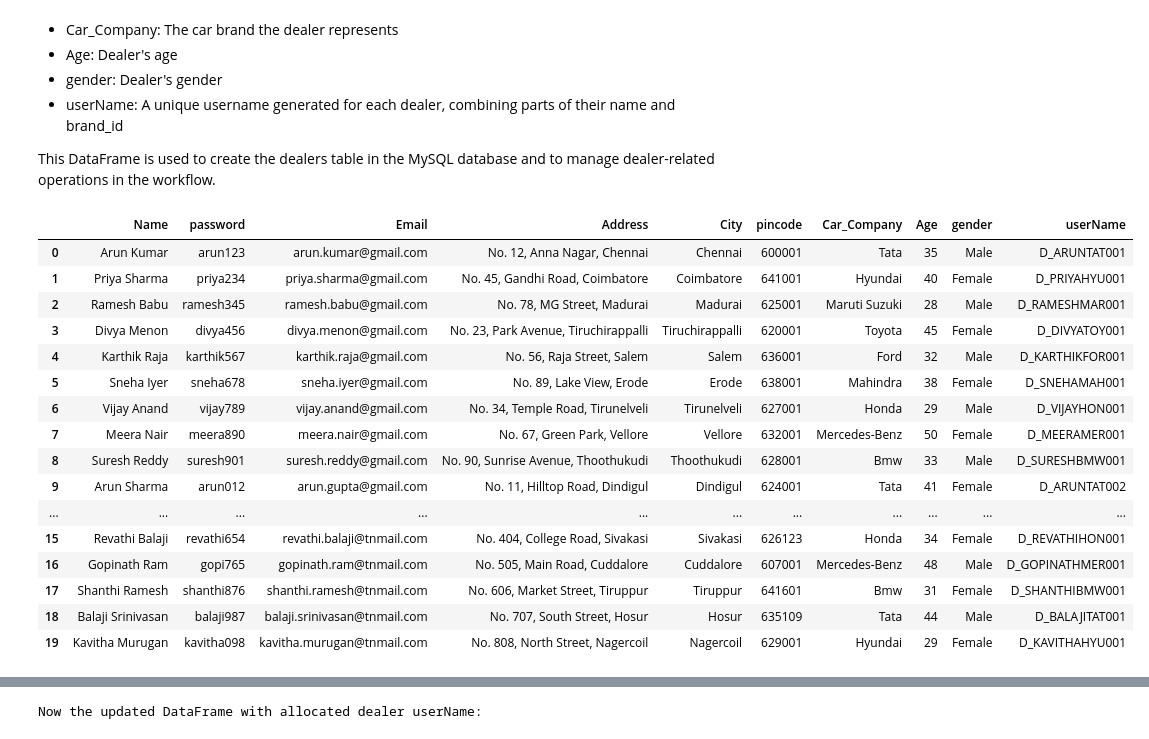
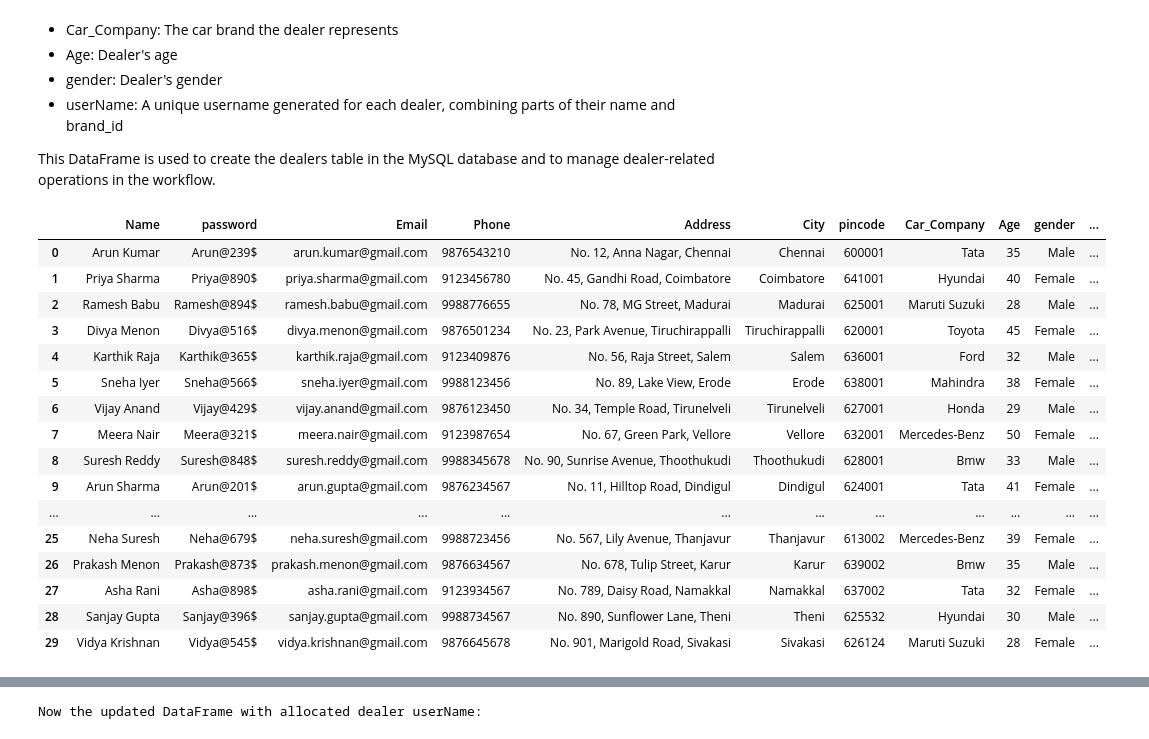
Before and after one commit to Hyperstrom/Velocity-Vehicles_DB, a Jupyter notebook: MakeDBSchema.ipynb, the cells around one changed output, grey strips where cells are left out. Saved outputs shown, nothing was run; the diff lists cells and outputs as text; code cells hidden in the pictures.

```diff
--- a/MakeDBSchema.ipynb
+++ b/MakeDBSchema.ipynb
@@ -322,6 +322,9 @@ The `dealers_df` DataFrame contains information about car dealers, including the
 
 This DataFrame is used to create the dealers table in the MySQL database and to manage dealer-related operations in the workflow.
 # %%
+import random
+import string
+
 def generate_dealer_usernames(df):
     """
     Generate unique dealer usernames such that if two dealers have the same alphabetic part (e.g., D_ARUNTAT),
@@ -338,25 +341,36 @@ def generate_dealer_usernames(df):
     usernames = []
     for base in base_usernames:
         count = username_counts.get(base, 0)
-        # Odd numbers: 001, 003, 005, ...
+        # Odd numbers: 001, 002, 003, ...
         num = 1 + count
         usernames.append(f"{base}{str(num).zfill(3)}")
         username_counts[base] = count + 1
     return usernames
+
 # Create a DataFrame for dealers with realistic details
+def generate_password(name):
+    """Generate password as name + '@' + 3 random digits + '$'."""
+    name = name.split()[0]
+    digits = ''.join(random.choices(string.digits, k=3))
+    return f"{name.replace(' ', '')}@{digits}$"
+
 dealers_data = {
     'Name': [
         'Arun Kumar', 'Priya Sharma', 'Ramesh Babu', 'Divya Menon', 'Karthik Raja', 'Sneha Iyer',
         'Vijay Anand', 'Meera Nair', 'Suresh Reddy', 'Arun Sharma', 'Rajesh Khanna', 'Pooja Patel',
         'Senthil Kumar', 'Lakshmi Narayanan', 'Sivakumar Subramanian', 'Revathi Balaji', 'Gopinath Ram',
-        'Shanthi Ramesh', 'Balaji Srinivasan', 'Kavitha Murugan'
+        'Shanthi Ramesh', 'Balaji Srinivasan', 'Kavitha Murugan', 'Deepak Joshi', 'Anjali Verma',
+        'Manoj Pillai', 'Ritu Agarwal', 'Harish Kumar', 'Neha Suresh', 'Prakash Menon', 'Asha Rani',
+        'Sanjay Gupta', 'Vidya Krishnan'
     ],
-    'password': [
-        'arun123', 'priya234', 'ramesh345', 'divya456', 'karthik567', 'sneha678',
-        'vijay789', 'meera890', 'suresh901', 'arun012', 'rajesh112', 'pooja212',
-        'senthil321', 'lakshmi432', 'siva543', 'revathi654', 'gopi765',
-        'shanthi876', 'balaji987', 'kavitha098'
-    ],
+    'password': [generate_password(name) for name in [
+        'Arun Kumar', 'Priya Sharma', 'Ramesh Babu', 'Divya Menon', 'Karthik Raja', 'Sneha Iyer',
+        'Vijay Anand', 'Meera Nair', 'Suresh Reddy', 'Arun Sharma', 'Rajesh Khanna', 'Pooja Patel',
+        'Senthil Kumar', 'Lakshmi Narayanan', 'Sivakumar Subramanian', 'Revathi Balaji', 'Gopinath Ram',
+        'Shanthi Ramesh', 'Balaji Srinivasan', 'Kavitha Murugan', 'Deepak Joshi', 'Anjali Verma',
+        'Manoj Pillai', 'Ritu Agarwal', 'Harish Kumar', 'Neha Suresh', 'Prakash Menon', 'Asha Rani',
+        'Sanjay Gupta', 'Vidya Krishnan'
+    ]],
     'Email': [
         'arun.kumar@gmail.com', 'priya.sharma@gmail.com', 'ramesh.babu@gmail.com',
         'divya.menon@gmail.com', 'karthik.raja@gmail.com', 'sneha.iyer@gmail.com',
@@ -364,7 +378,17 @@ dealers_data = {
         'arun.gupta@gmail.com', 'rajesh.khanna@gmail.com', 'pooja.patel@gmail.com',
         'senthil.kumar@tnmail.com', 'lakshmi.narayanan@tnmail.com', 'sivakumar.subramanian@tnmail.com',
         'revathi.balaji@tnmail.com', 'gopinath.ram@tnmail.com', 'shanthi.ramesh@tnmail.com',
-        'balaji.srinivasan@tnmail.com', 'kavitha.murugan@tnmail.com'
+        'balaji.srinivasan@tnmail.com', 'kavitha.murugan@tnmail.com', 'deepak.joshi@gmail.com',
+        'anjali.verma@gmail.com', 'manoj.pillai@gmail.com', 'ritu.agarwal@gmail.com',
+        'harish.kumar@gmail.com', 'neha.suresh@gmail.com', 'prakash.menon@gmail.com',
+        'asha.rani@gmail.com', 'sanjay.gupta@gmail.com', 'vidya.krishnan@gmail.com'
+    ],
+    'Phone': [
+        '9876543210', '9123456780', '9988776655', '9876501234', '9123409876', '9988123456',
+        '9876123450', '9123987654', '9988345678', '9876234567', '9123567890', '9988456123',
+        '9876345678', '9123678901', '9988561234', '9876456789', '9123789012', '9988672345',
+        '9876567890', '9123890123', '9876612345', '9123912345', '9988712345', '9876623456',
+        '9123923456', '9988723456', '9876634567', '9123934567', '9988734567', '9876645678'
     ],
     'Address': [
         'No. 12, Anna Nagar, Chennai', 'No. 45, Gandhi Road, Coimbatore', 'No. 78, MG Street, Madurai',
@@ -373,64 +397,72 @@ dealers_data = {
         'No. 11, Hilltop Road, Dindigul', 'No. 22, River Side, Thanjavur', 'No. 33, Ocean Drive, Kanchipuram',
         'No. 101, Gandhi Salai, Karur', 'No. 202, Mela Street, Namakkal', 'No. 303, Bazaar Road, Theni',
         'No. 404, College Road, Sivakasi', 'No. 505, Main Road, Cuddalore', 'No. 606, Market Street, Tiruppur',
-        'No. 707, South Street, Hosur', 'No. 808, North Street, Nagercoil'
+        'No. 707, South Street, Hosur', 'No. 808, North Street, Nagercoil', 'No. 909, West End, Chennai',
+        'No. 123, Lotus Colony, Madurai', 'No. 234, Rose Street, Salem', 'No. 345, Jasmine Road, Erode',
+        'No. 456, Orchid Lane, Vellore', 'No. 567, Lily Avenue, Thanjavur', 'No. 678, Tulip Street, Karur',
+        'No. 789, Daisy Road, Namakkal', 'No. 890, Sunflower Lane, Theni', 'No. 901, Marigold Road, Sivakasi'
     ],
     'City': [
         'Chennai', 'Coimbatore', 'Madurai', 'Tiruchirappalli', 'Salem', 'Erode',
         'Tirunelveli', 'Vellore', 'Thoothukudi', 'Dindigul', 'Thanjavur', 'Kanchipuram',
-        'Karur', 'Namakkal', 'Theni', 'Sivakasi', 'Cuddalore', 'Tiruppur', 'Hosur', 'Nagercoil'
+        'Karur', 'Namakkal', 'Theni', 'Sivakasi', 'Cuddalore', 'Tiruppur', 'Hosur', 'Nagercoil',
+        'Chennai', 'Madurai', 'Salem', 'Erode', 'Vellore', 'Thanjavur', 'Karur', 'Namakkal', 'Theni', 'Sivakasi'
     ],
     'pincode': [
         600001, 641001, 625001, 620001, 636001, 638001, 627001, 632001, 628001, 624001, 613001, 631501,
-        639001, 637001, 625531, 626123, 607001, 641601, 635109, 629001
+        639001, 637001, 625531, 626123, 607001, 641601, 635109, 629001, 600002, 625002, 636002, 638002,
+        632002, 613002, 639002, 637002, 625532, 626124
     ],
     'Car_Company': [
         'Tata', 'Hyundai', 'Maruti Suzuki', 'Toyota', 'Ford', 'Mahindra',
         'Honda', 'Mercedes-Benz', 'Bmw', 'Tata', 'Hyundai', 'Maruti Suzuki',
-        'Toyota', 'Ford', 'Mahindra', 'Honda', 'Mercedes-Benz', 'Bmw', 'Tata', 'Hyundai'
+        'Toyota', 'Ford', 'Mahindra', 'Honda', 'Mercedes-Benz', 'Bmw', 'Tata', 'Hyundai',
+        'Maruti Suzuki', 'Toyota', 'Ford', 'Mahindra', 'Honda', 'Mercedes-Benz', 'Bmw', 'Tata', 'Hyundai', 'Maruti Suzuki'
     ],
     'Age': [
-        35, 40, 28, 45, 32, 38, 29, 50, 33, 41, 36, 30, 39, 42, 37, 34, 48, 31, 44, 29
+        35, 40, 28, 45, 32, 38, 29, 50, 33, 41, 36, 30, 39, 42, 37, 34, 48, 31, 44, 29,
+        38, 27, 41, 36, 33, 39, 35, 32, 30, 28
     ],
     'gender': [
+        'Male', 'Female', 'Male', 'Female', 'Male', 'Female', 'Male', 'Female', 'Male', 'Female',
         'Male', 'Female', 'Male', 'Female', 'Male', 'Female', 'Male', 'Female', 'Male', 'Female',
         'Male', 'Female', 'Male', 'Female', 'Male', 'Female', 'Male', 'Female', 'Male', 'Female'
     ]
 }
 
 # Create the DataFrame
 dealers_df = pd.DataFrame(dealers_data)
 
 # Map Car_Company to brand_id using car_brands DataFrame
 brand_id_map = dict(zip(car_brands['make'], car_brands['brand_id']))
 dealers_df['brand_id'] = dealers_df['Car_Company'].map(brand_id_map)
 
 
 # Generate userName using the custom function
 dealers_df['userName'] = generate_dealer_usernames(dealers_df)
 
 
 dealers_df.drop(['brand_id'], axis=1, inplace=True)
 # Display the dealers DataFrame
 dealers_df
 # %% [output]
-|  | Name | password | Email | Address | City | pincode | Car_Company | Age | gender | userName |
-| 0 | Arun Kumar | arun123 | arun.kumar@gmail.com | No. 12, Anna Nagar, Chennai | Chennai | 600001 | Tata | 35 | Male | D_ARUNTAT001 |
-| 1 | Priya Sharma | priya234 | priya.sharma@gmail.com | No. 45, Gandhi Road, Coimbatore | Coimbatore | 641001 | Hyundai | 40 | Female | D_PRIYAHYU001 |
-| 2 | Ramesh Babu | ramesh345 | ramesh.babu@gmail.com | No. 78, MG Street, Madurai | Madurai | 625001 | Maruti Suzuki | 28 | Male | D_RAMESHMAR001 |
-| 3 | Divya Menon | divya456 | divya.menon@gmail.com | No. 23, Park Avenue, Tiruchirappalli | Tiruchirappalli | 620001 | Toyota | 45 | Female | D_DIVYATOY001 |
-| 4 | Karthik Raja | karthik567 | karthik.raja@gmail.com | No. 56, Raja Street, Salem | Salem | 636001 | Ford | 32 | Male | D_KARTHIKFOR001 |
-| 5 | Sneha Iyer | sneha678 | sneha.iyer@gmail.com | No. 89, Lake View, Erode | Erode | 638001 | Mahindra | 38 | Female | D_SNEHAMAH001 |
-| 6 | Vijay Anand | vijay789 | vijay.anand@gmail.com | No. 34, Temple Road, Tirunelveli | Tirunelveli | 627001 | Honda | 29 | Male | D_VIJAYHON001 |
-| 7 | Meera Nair | meera890 | meera.nair@gmail.com | No. 67, Green Park, Vellore | Vellore | 632001 | Mercedes-Benz | 50 | Female | D_MEERAMER001 |
-| 8 | Suresh Reddy | suresh901 | suresh.reddy@gmail.com | No. 90, Sunrise Avenue, Thoothukudi | Thoothukudi | 628001 | Bmw | 33 | Male | D_SURESHBMW001 |
-| 9 | Arun Sharma | arun012 | arun.gupta@gmail.com | No. 11, Hilltop Road, Dindigul | Dindigul | 624001 | Tata | 41 | Female | D_ARUNTAT002 |
-| ... | ... | ... | ... | ... | ... | ... | ... | ... | ... | ... |
-| 15 | Revathi Balaji | revathi654 | revathi.balaji@tnmail.com | No. 404, College Road, Sivakasi | Sivakasi | 626123 | Honda | 34 | Female | D_REVATHIHON001 |
-| 16 | Gopinath Ram | gopi765 | gopinath.ram@tnmail.com | No. 505, Main Road, Cuddalore | Cuddalore | 607001 | Mercedes-Benz | 48 | Male | D_GOPINATHMER001 |
-| 17 | Shanthi Ramesh | shanthi876 | shanthi.ramesh@tnmail.com | No. 606, Market Street, Tiruppur | Tiruppur | 641601 | Bmw | 31 | Female | D_SHANTHIBMW001 |
-| 18 | Balaji Srinivasan | balaji987 | balaji.srinivasan@tnmail.com | No. 707, South Street, Hosur | Hosur | 635109 | Tata | 44 | Male | D_BALAJITAT001 |
-| 19 | Kavitha Murugan | kavitha098 | kavitha.murugan@tnmail.com | No. 808, North Street, Nagercoil | Nagercoil | 629001 | Hyundai | 29 | Female | D_KAVITHAHYU001 |
+|  | Name | password | Email | Phone | Address | City | pincode | Car_Company | Age | gender | ... |
+| 0 | Arun Kumar | Arun@239$ | arun.kumar@gmail.com | 9876543210 | No. 12, Anna Nagar, Chennai | Chennai | 600001 | Tata | 35 | Male | ... |
+| 1 | Priya Sharma | Priya@890$ | priya.sharma@gmail.com | 9123456780 | No. 45, Gandhi Road, Coimbatore | Coimbatore | 641001 | Hyundai | 40 | Female | ... |
+| 2 | Ramesh Babu | Ramesh@894$ | ramesh.babu@gmail.com | 9988776655 | No. 78, MG Street, Madurai | Madurai | 625001 | Maruti Suzuki | 28 | Male | ... |
+| 3 | Divya Menon | Divya@516$ | divya.menon@gmail.com | 9876501234 | No. 23, Park Avenue, Tiruchirappalli | Tiruchirappalli | 620001 | Toyota | 45 | Female | ... |
+| 4 | Karthik Raja | Karthik@365$ | karthik.raja@gmail.com | 9123409876 | No. 56, Raja Street, Salem | Salem | 636001 | Ford | 32 | Male | ... |
+| 5 | Sneha Iyer | Sneha@566$ | sneha.iyer@gmail.com | 9988123456 | No. 89, Lake View, Erode | Erode | 638001 | Mahindra | 38 | Female | ... |
+| 6 | Vijay Anand | Vijay@429$ | vijay.anand@gmail.com | 9876123450 | No. 34, Temple Road, Tirunelveli | Tirunelveli | 627001 | Honda | 29 | Male | ... |
+| 7 | Meera Nair | Meera@321$ | meera.nair@gmail.com | 9123987654 | No. 67, Green Park, Vellore | Vellore | 632001 | Mercedes-Benz | 50 | Female | ... |
+| 8 | Suresh Reddy | Suresh@848$ | suresh.reddy@gmail.com | 9988345678 | No. 90, Sunrise Avenue, Thoothukudi | Thoothukudi | 628001 | Bmw | 33 | Male | ... |
+| 9 | Arun Sharma | Arun@201$ | arun.gupta@gmail.com | 9876234567 | No. 11, Hilltop Road, Dindigul | Dindigul | 624001 | Tata | 41 | Female | ... |
+| ... | ... | ... | ... | ... | ... | ... | ... | ... | ... | ... | ... |
+| 25 | Neha Suresh | Neha@679$ | neha.suresh@gmail.com | 9988723456 | No. 567, Lily Avenue, Thanjavur | Thanjavur | 613002 | Mercedes-Benz | 39 | Female | ... |
+| 26 | Prakash Menon | Prakash@873$ | prakash.menon@gmail.com | 9876634567 | No. 678, Tulip Street, Karur | Karur | 639002 | Bmw | 35 | Male | ... |
+| 27 | Asha Rani | Asha@898$ | asha.rani@gmail.com | 9123934567 | No. 789, Daisy Road, Namakkal | Namakkal | 637002 | Tata | 32 | Female | ... |
+| 28 | Sanjay Gupta | Sanjay@396$ | sanjay.gupta@gmail.com | 9988734567 | No. 890, Sunflower Lane, Theni | Theni | 625532 | Hyundai | 30 | Male | ... |
+| 29 | Vidya Krishnan | Vidya@545$ | vidya.krishnan@gmail.com | 9876645678 | No. 901, Marigold Road, Sivakasi | Sivakasi | 626124 | Maruti Suzuki | 28 | Female | ... |
 # %%
 # Map each brand to its available dealer usernames
 brand_to_dealers = dealers_df.groupby('Car_Company')['userName'].apply(list).to_dict()
```
Also changed, not shown: parts of 18 cells of this notebook.
